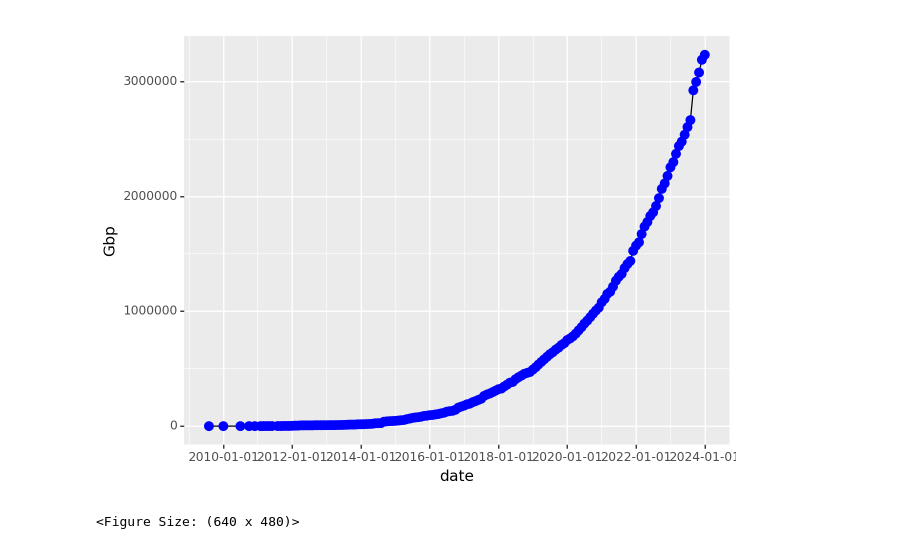
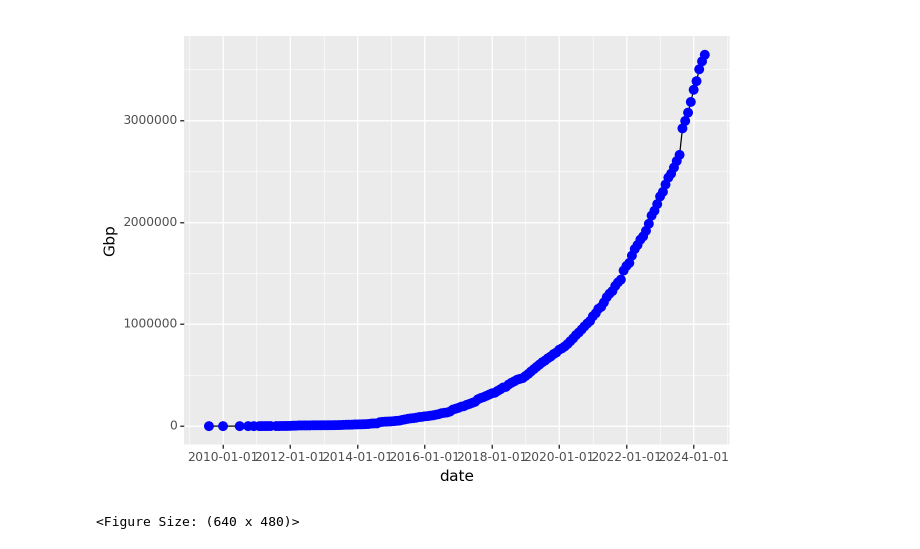
Before and after one commit to wwood/sandpiper, a Jupyter notebook: growth_over_time.ipynb, the cells around one changed output. Drawn from its saved outputs; the diff is of its cells as text; code cells hidden in the pictures.

```diff
--- a/growth_over_time.ipynb
+++ b/growth_over_time.ipynb
@@ -3,7 +3,8 @@ import polars as pl
 from plotnine import *
 # %%
 # cat shotgun_sra_20231208/* |jq -r '[.acc,.releasedate,.mbases,.organism] |@csv' |pigz >sra_metadata/sra_metadata_20230915.some_columns.csv.gz
-df = pl.read_csv('sra_metadata/sra_metadata_20240110.some_columns.csv.gz', has_header=False)
-df.columns = ['acc','releasedate','mbases','organism','mbytes']
+# (miniforge3)cl5n006:20241101:~/git/sandpiper$ cat ~/m/big_data_microbiome/14_sra_metadata_20240520/shotgun_sra_20240523/* |jq -r '[.acc,.releasedate,.mbases,.organism] |@csv' |pigz >sra_metadata/shotgun_sra_20240523.some_columns.csv.gz
+df = pl.read_csv('sra_metadata/shotgun_sra_20240523.some_columns.csv.gz', has_header=False)
+df.columns = ['acc','releasedate','mbases','organism']
 df[:4]
 # %% [output]
@@ -48,4 +45,6 @@ shape: (4, 6)
 # %%
-per_month = df.groupby('date').agg(pl.sum('mbases').alias('Gbp') / 1_000)
+per_month = df.group_by('date').agg(pl.sum('mbases').alias('Gbp') / 1_000)
+per_month_count = df.group_by('date').len()
+per_month = per_month.join(per_month_count, on='date')
 per_month[:4]
 # %% [output]
@@ -64,7 +68,10 @@ ggplot(per_month, aes(x='date', y='Gbp'))+geom_line() #+geom_smooth(colour='blue
 # %%
-perm_month_cumulative = per_month.sort('date').with_columns(pl.col('Gbp').cumsum())
+perm_month_cumulative = per_month.sort('date').with_columns([
+    pl.col('Gbp').cum_sum(),
+    pl.col('len').cum_sum()
+])
 ggplot(perm_month_cumulative, aes(x='date', y='Gbp'))+geom_line()+geom_point(size=3, colour='blue') #+geom_smooth(colour='blue')
 # %% [output]
-[figure, old version]
+[figure, new version]
 <Figure Size: (640 x 480)>
 # %%
```
Also changed, not shown: parts of 13 cells of this notebook, 7 other files.
